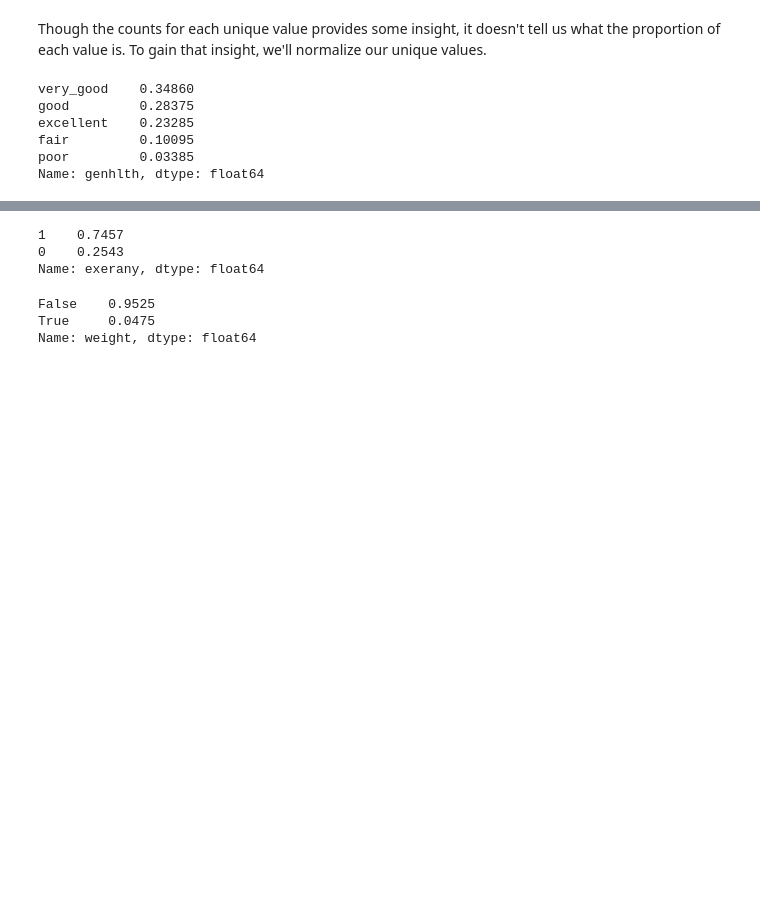
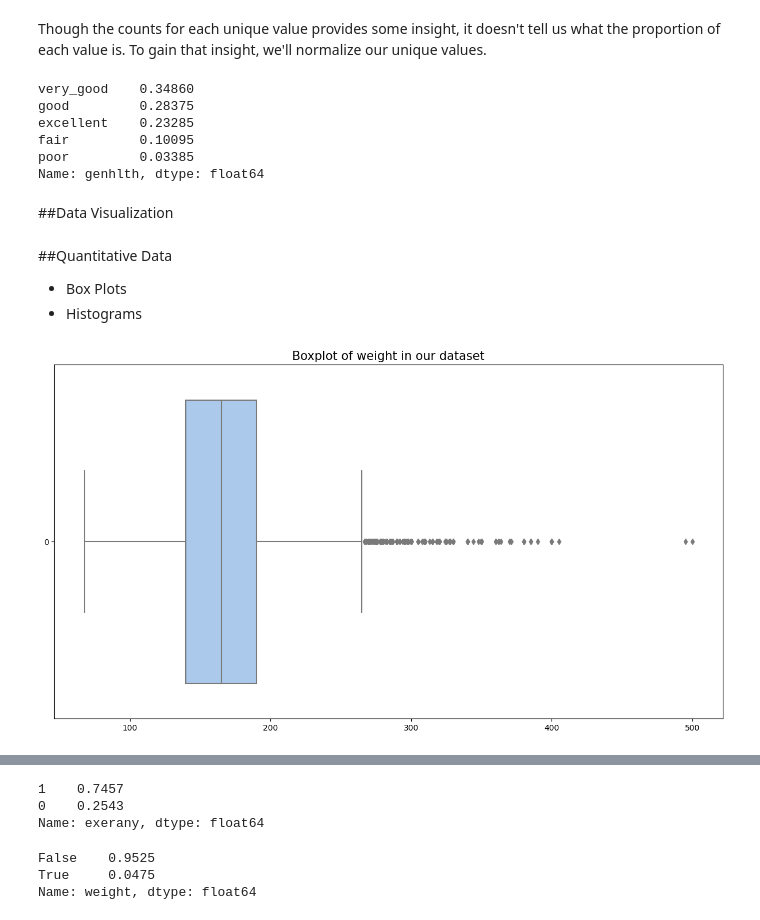
Before and after one commit to EphiWalker/BRFSS_Health, a Jupyter notebook: brfss_health.ipynb, the cells around one changed output, grey strips where cells are left out. Cells and saved outputs as stored; diff of their text form; code cells hidden in the pictures; blank space fills up the shorter version.

Commit message:
quantitative data visualization

```diff
--- a/brfss_health.ipynb
+++ b/brfss_health.ipynb
@@ -282,3 +283,14 @@ excellent    0.23285
 fair         0.10095
 poor         0.03385
 Name: genhlth, dtype: float64
+# %% [markdown]
+##Data Visualization
+# %% [markdown]
+##Quantitative Data
+* Box Plots
+* Histograms
+# %%
+plt.figure(figsize=(15,8))
+fig = sns.boxplot(cdc['weight'], orient='h', palette='pastel').set_title('Boxplot of weight in our dataset', fontsize=15)
+# %% [output]
+[figure, added]
```
Also changed, not shown: parts of 6 cells of this notebook.
